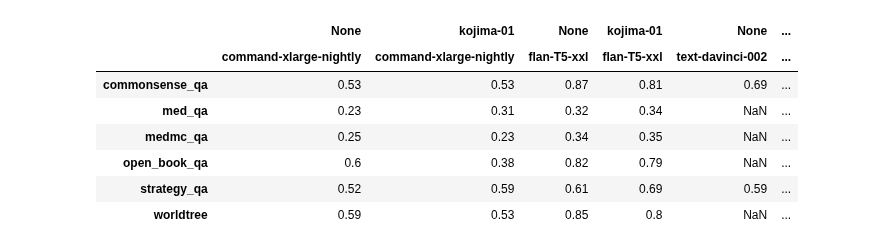
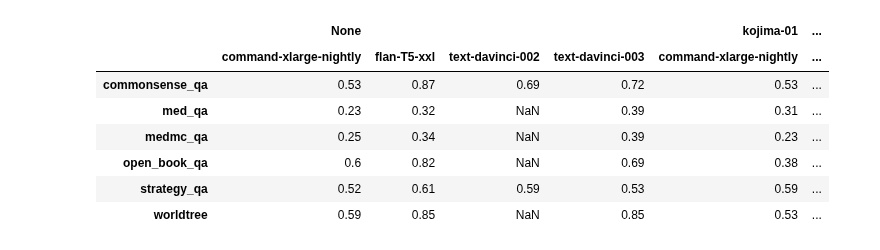
Before and after one commit to OpenBioLink/ThoughtSource, a Jupyter notebook: notebooks/evaluation_table.ipynb, the cells around one changed output. Saved outputs shown, nothing was run; the diff lists cells and outputs as text; code cells hidden in the pictures.

```diff
--- a/notebooks/evaluation_table.ipynb
+++ b/notebooks/evaluation_table.ipynb
@@ -116,11 +111,13 @@ df = evaluation_as_table(eval)
-# %%
-df
-# %% [output]
-|  | None | kojima-01 | None | kojima-01 | None | ... |
-|  | command-xlarge-nightly | command-xlarge-nightly | flan-T5-xxl | flan-T5-xxl | text-davinci-002 | ... |
-| commonsense_qa | 0.53 | 0.53 | 0.87 | 0.81 | 0.69 | ... |
-| med_qa | 0.23 | 0.31 | 0.32 | 0.34 | NaN | ... |
-| medmc_qa | 0.25 | 0.23 | 0.34 | 0.35 | NaN | ... |
-| open_book_qa | 0.6 | 0.38 | 0.82 | 0.79 | NaN | ... |
-| strategy_qa | 0.52 | 0.59 | 0.61 | 0.69 | 0.59 | ... |
-| worldtree | 0.59 | 0.53 | 0.85 | 0.8 | NaN | ... |
+# %%
+df = evaluation_as_table(eval)
+df = df.reindex(sorted(df.columns), axis=1) #table fix
+df
+# %% [output]
+|  | None |  |  |  | kojima-01 | ... |
+|  | command-xlarge-nightly | flan-T5-xxl | text-davinci-002 | text-davinci-003 | command-xlarge-nightly | ... |
+| commonsense_qa | 0.53 | 0.87 | 0.69 | 0.72 | 0.53 | ... |
+| med_qa | 0.23 | 0.32 | NaN | 0.39 | 0.31 | ... |
+| medmc_qa | 0.25 | 0.34 | NaN | 0.39 | 0.23 | ... |
+| open_book_qa | 0.6 | 0.82 | NaN | 0.69 | 0.38 | ... |
+| strategy_qa | 0.52 | 0.61 | 0.59 | 0.53 | 0.59 | ... |
+| worldtree | 0.59 | 0.85 | NaN | 0.85 | 0.53 | ... |
```
Also changed, not shown: parts of 14 cells of this notebook.
